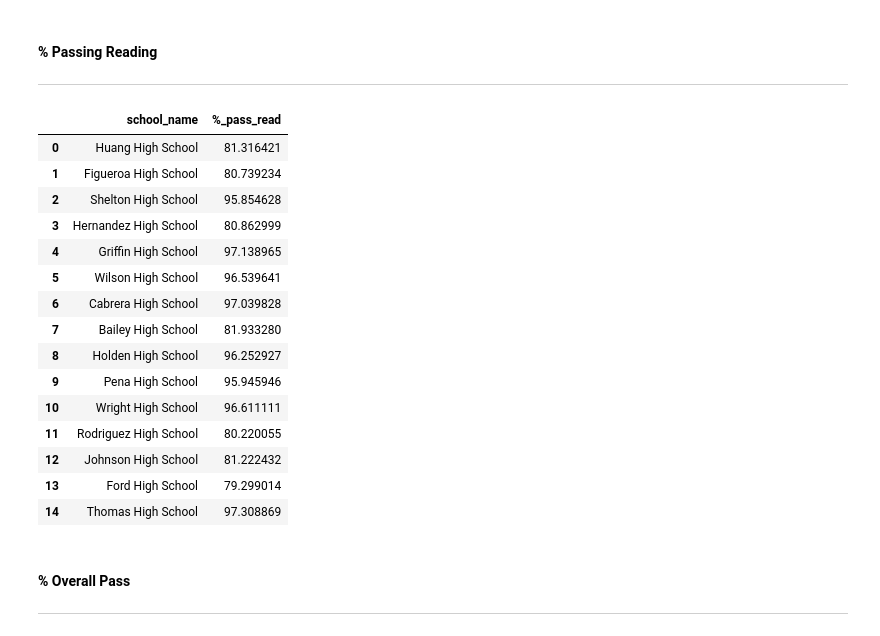
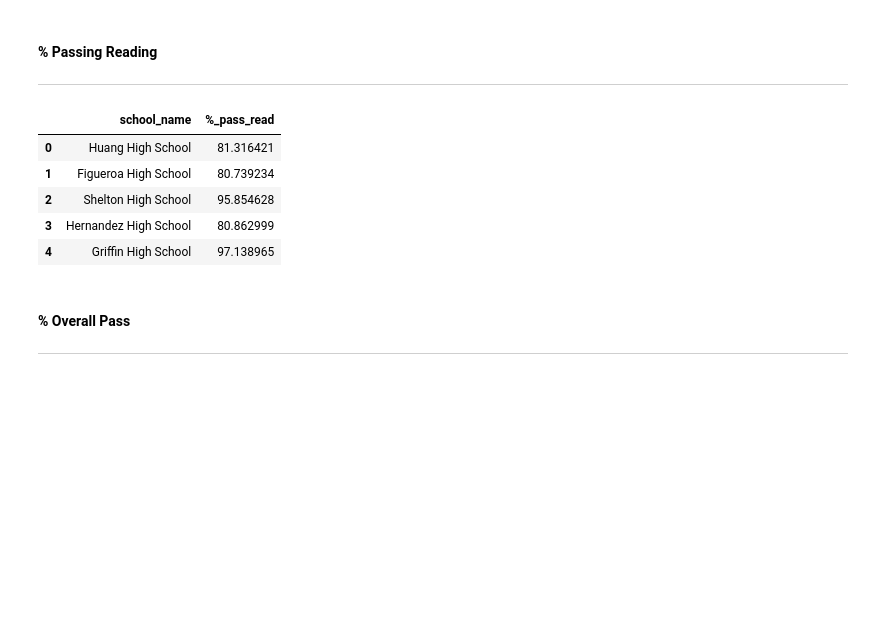
Before and after one commit to paololabuguen/pandas-challenge, a Jupyter notebook: PyCitySchools/py_city_school.ipynb, the cells around one changed output. Cells and saved outputs as stored; diff of their text form; code cells hidden in the pictures; blank space fills up the shorter version.

```diff
--- a/PyCitySchools/py_city_school.ipynb
+++ b/PyCitySchools/py_city_school.ipynb
@@ -297,35 +287,25 @@ per_school_math_pass
 # %%
 # We compute the number of students passing reading per school
 per_school_read_pass = {"school_name": [], "%_pass_read": []}   # Dictionary to store school and their reading passing %
 
 # Loop through the school list and input the reading pass % into the dictionary from school_data_new
 for school in school_list:
     per_school_read_pass["school_name"].append(school)
     per_school_read_pass["%_pass_read"].append(int(school_student_df.loc[(school_student_df["school_name"] == school) &
                                                                          (school_student_df["reading_score"] >= 70), :].count()[1]) / \
                                                                             school_data_new.at[school, "size"] * 100)
 
 # Replace the dictionary with a dataframe of the collected values
 per_school_read_pass = pd.DataFrame(per_school_read_pass)
 
-per_school_read_pass
+per_school_read_pass.head()
 # %% [output]
 |  | school_name | %_pass_read |
 | 0 | Huang High School | 81.316421 |
 | 1 | Figueroa High School | 80.739234 |
 | 2 | Shelton High School | 95.854628 |
 | 3 | Hernandez High School | 80.862999 |
 | 4 | Griffin High School | 97.138965 |
-| 5 | Wilson High School | 96.539641 |
-| 6 | Cabrera High School | 97.039828 |
-| 7 | Bailey High School | 81.933280 |
-| 8 | Holden High School | 96.252927 |
-| 9 | Pena High School | 95.945946 |
-| 10 | Wright High School | 96.611111 |
-| 11 | Rodriguez High School | 80.220055 |
-| 12 | Johnson High School | 81.222432 |
-| 13 | Ford High School | 79.299014 |
-| 14 | Thomas High School | 97.308869 |
 # %% [markdown]
 #### % Overall Pass
 ---
```
Also changed, not shown: parts of 13 cells of this notebook.
